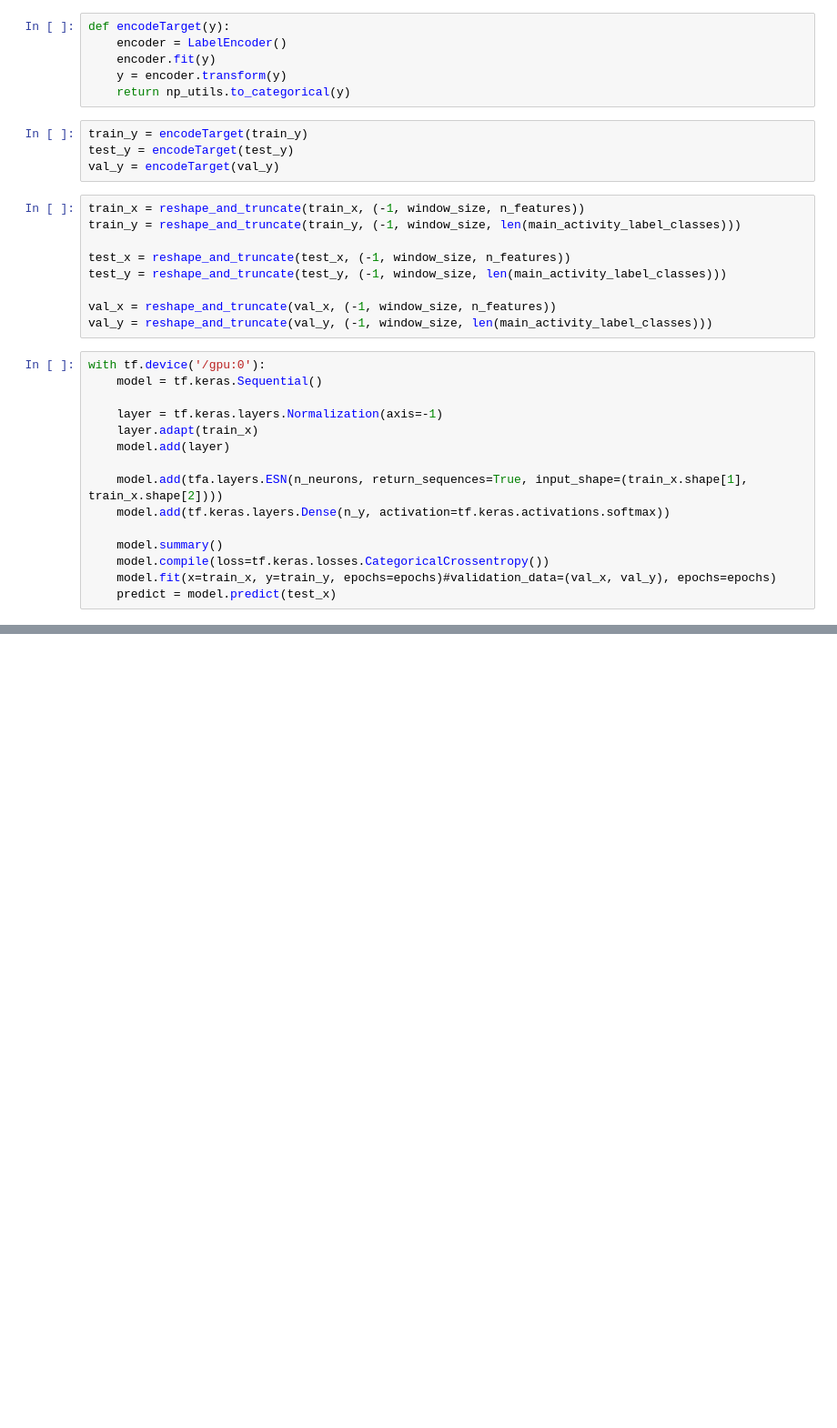
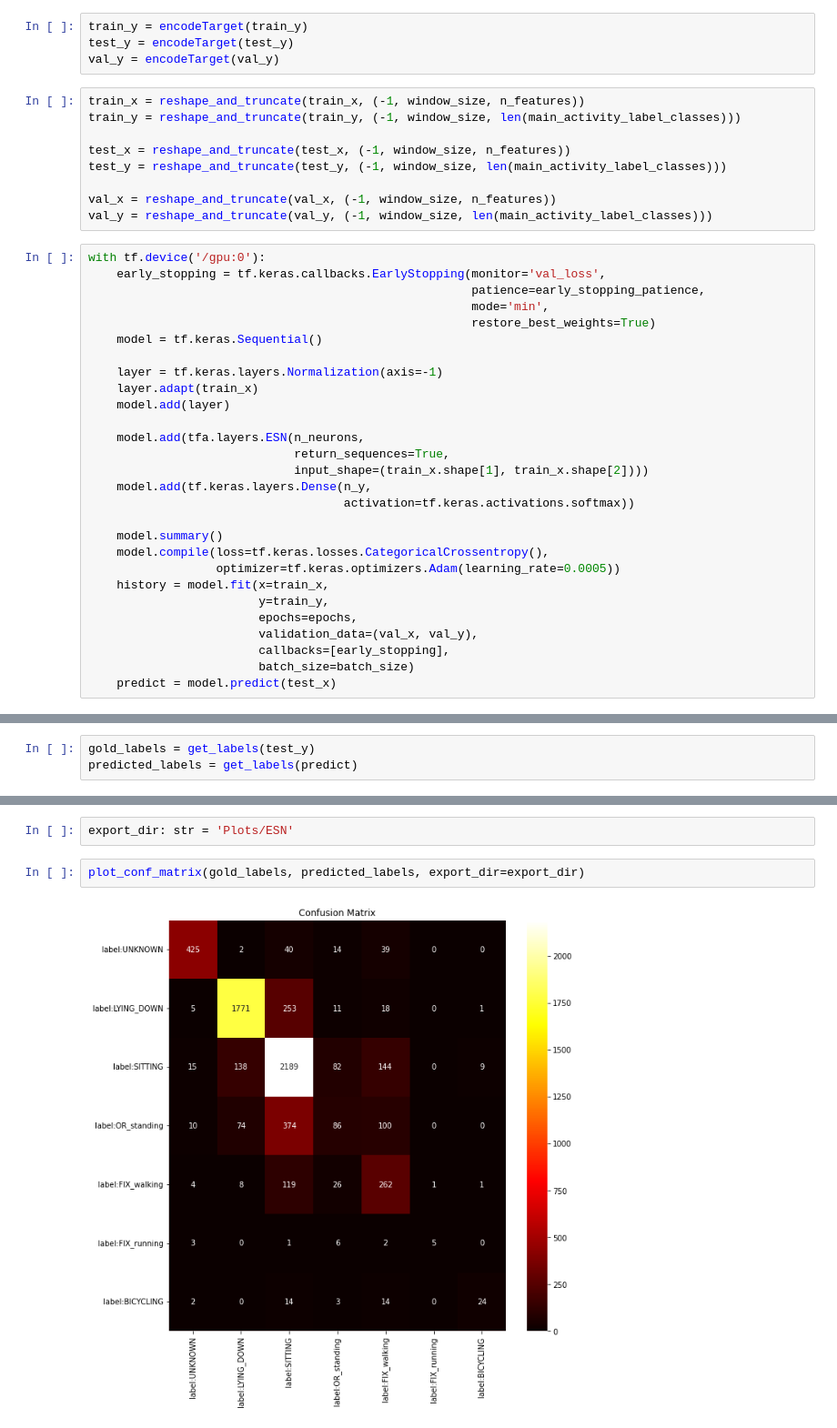
Before and after one commit to Max-Faber/ML4QS-Assignment3, a Jupyter notebook: ESN.ipynb, the cells around one changed output, grey strips where cells are left out. Shown at 91% size. Cells and saved outputs as stored; diff of their text form; blank space fills up the shorter version.

```diff
--- a/ESN.ipynb
+++ b/ESN.ipynb
@@ -47,9 +26,3 @@ def reshape_and_truncate(arr, shape):
-# %%
-def encodeTarget(y):
-    encoder = LabelEncoder()
-    encoder.fit(y)
-    y = encoder.transform(y)
-    return np_utils.to_categorical(y)
 # %%
 train_y = encodeTarget(train_y)
 test_y = encodeTarget(test_y)
@@ -65,18 +38,31 @@ val_x = reshape_and_truncate(val_x, (-1, window_size, n_features))
 val_y = reshape_and_truncate(val_y, (-1, window_size, len(main_activity_label_classes)))
 # %%
 with tf.device('/gpu:0'):
+    early_stopping = tf.keras.callbacks.EarlyStopping(monitor='val_loss',
+                                                      patience=early_stopping_patience,
+                                                      mode='min',
+                                                      restore_best_weights=True)
     model = tf.keras.Sequential()
 
     layer = tf.keras.layers.Normalization(axis=-1)
     layer.adapt(train_x)
     model.add(layer)
 
-    model.add(tfa.layers.ESN(n_neurons, return_sequences=True, input_shape=(train_x.shape[1], train_x.shape[2])))
-    model.add(tf.keras.layers.Dense(n_y, activation=tf.keras.activations.softmax))
+    model.add(tfa.layers.ESN(n_neurons,
+                             return_sequences=True,
+                             input_shape=(train_x.shape[1], train_x.shape[2])))
+    model.add(tf.keras.layers.Dense(n_y,
+                                    activation=tf.keras.activations.softmax))
 
     model.summary()
-    model.compile(loss=tf.keras.losses.CategoricalCrossentropy())
-    model.fit(x=train_x, y=train_y, epochs=epochs)#validation_data=(val_x, val_y), epochs=epochs)
+    model.compile(loss=tf.keras.losses.CategoricalCrossentropy(),
+                  optimizer=tf.keras.optimizers.Adam(learning_rate=0.0005))
+    history = model.fit(x=train_x,
+                        y=train_y,
+                        epochs=epochs,
+                        validation_data=(val_x, val_y),
+                        callbacks=[early_stopping],
+                        batch_size=batch_size)
     predict = model.predict(test_x)
 # %% [output]
 Metal device set to: Apple M1 Pro
@@ -111,0 +112,3 @@ ValueError: The truth value of an array with more than one element is ambiguous.
+# %%
+gold_labels = get_labels(test_y)
+predicted_labels = get_labels(predict)
@@ -111,0 +130,6 @@ ValueError: The truth value of an array with more than one element is ambiguous.
+# %%
+export_dir: str = 'Plots/ESN'
+# %%
+plot_conf_matrix(gold_labels, predicted_labels, export_dir=export_dir)
+# %% [output]
+[figure, added]
```
Also changed, not shown: parts of 10 cells of this notebook, 8 other files.
